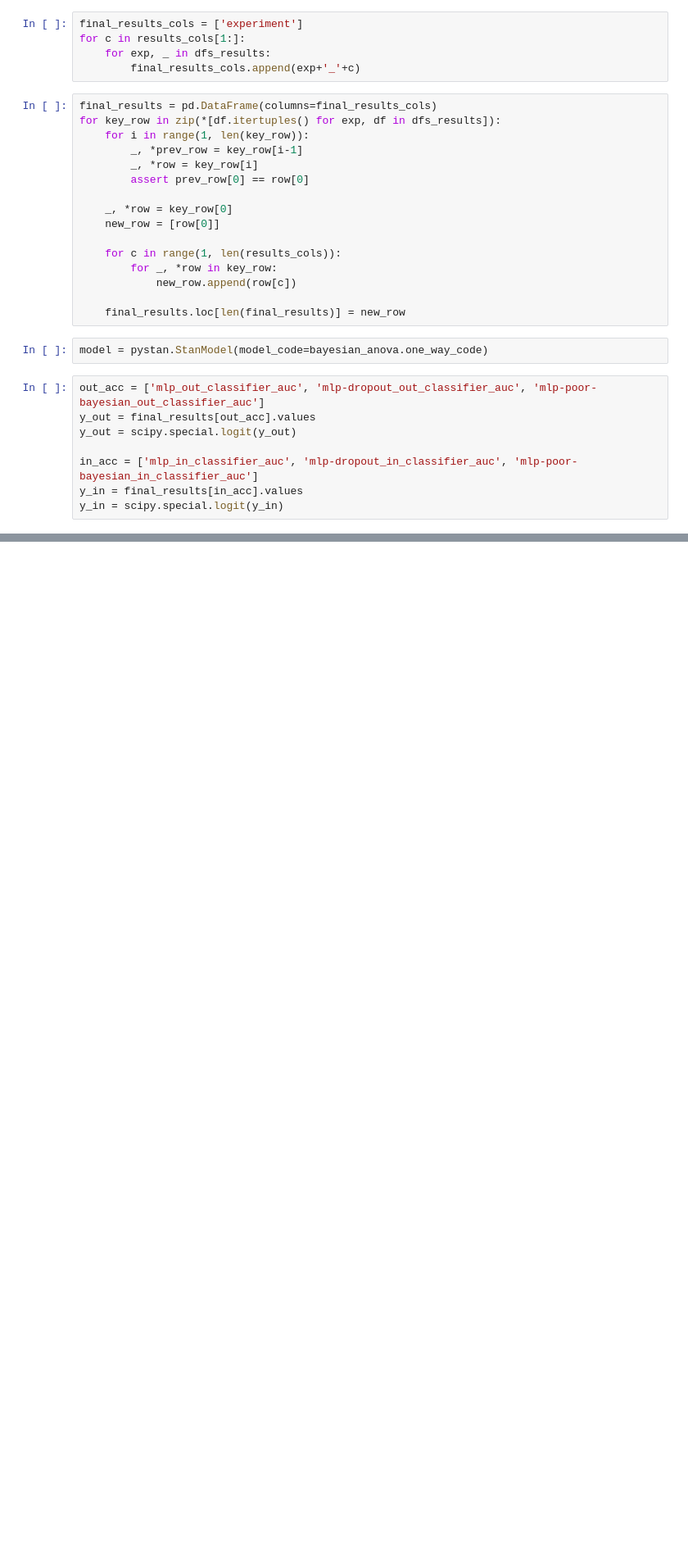
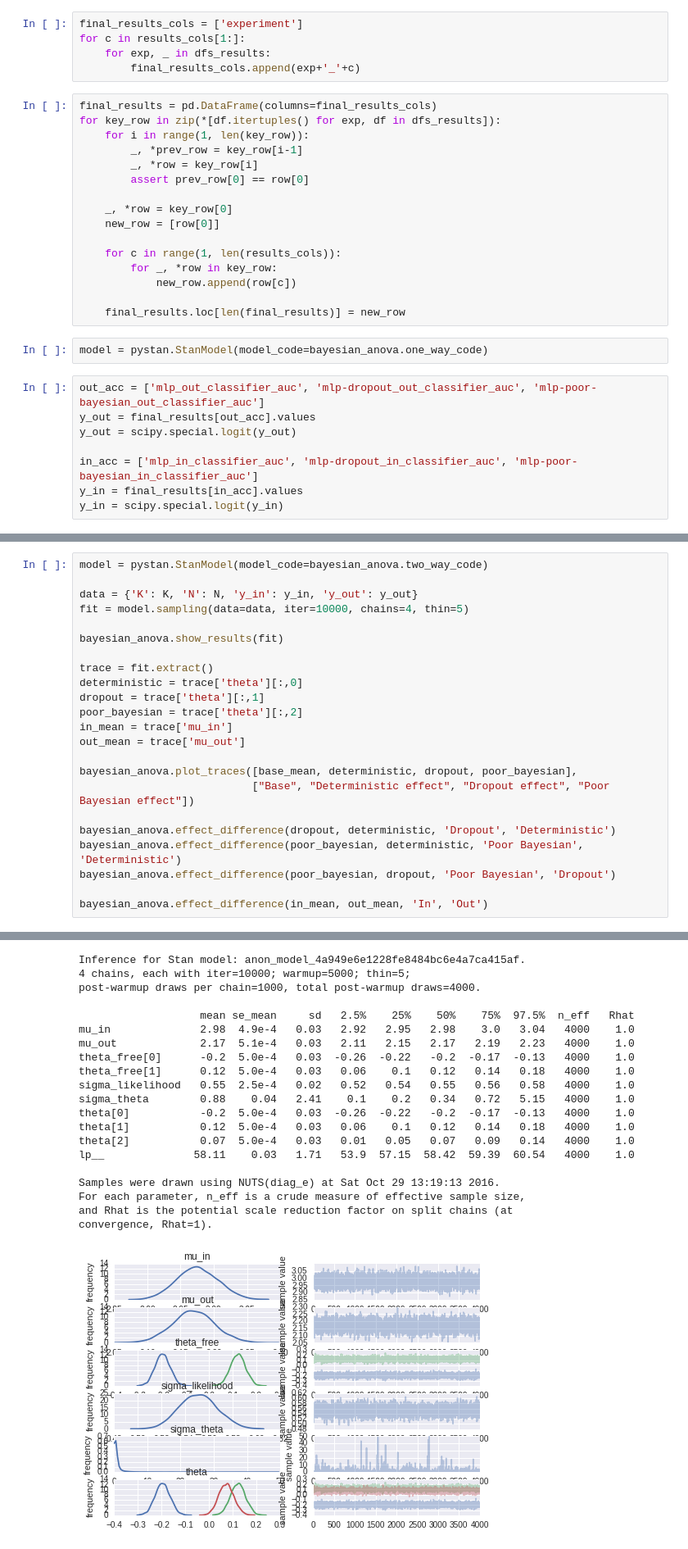
Before and after one commit to ramon-oliveira/deepstats, a Jupyter notebook: mnist_results/join_results_anova.ipynb, the cells around one changed output, grey strips where cells are left out. Shown at 82% size. Cells and saved outputs as stored; diff of their text form; blank space fills up the shorter version.

Commit message:
Adding two-way ANOVA analysis for MNIST, adding CIFAR10 conv poor bayesian experiments results

```diff
--- a/mnist_results/join_results_anova.ipynb
+++ b/mnist_results/join_results_anova.ipynb
@@ -152,0 +155,24 @@ Poor Bayesian - Deterministic 95.0 CI: 0.00739611509512 0.340837054564 Pr > 0: 0
+# %%
+model = pystan.StanModel(model_code=bayesian_anova.two_way_code)
+
+data = {'K': K, 'N': N, 'y_in': y_in, 'y_out': y_out}
+fit = model.sampling(data=data, iter=10000, chains=4, thin=5)
+
+bayesian_anova.show_results(fit)
+
+trace = fit.extract()
+deterministic = trace['theta'][:,0]
+dropout = trace['theta'][:,1]
+poor_bayesian = trace['theta'][:,2]
+in_mean = trace['mu_in']
+out_mean = trace['mu_out']
+
+bayesian_anova.plot_traces([base_mean, deterministic, dropout, poor_bayesian],
+                           ["Base", "Deterministic effect", "Dropout effect", "Poor Bayesian effect"])
+
+bayesian_anova.effect_difference(dropout, deterministic, 'Dropout', 'Deterministic')
+bayesian_anova.effect_difference(poor_bayesian, deterministic, 'Poor Bayesian', 'Deterministic')
+bayesian_anova.effect_difference(poor_bayesian, dropout, 'Poor Bayesian', 'Dropout')
+
+bayesian_anova.effect_difference(in_mean, out_mean, 'In', 'Out')
+# %% [output]
@@ -152,0 +191,21 @@ Poor Bayesian - Deterministic 95.0 CI: 0.00739611509512 0.340837054564 Pr > 0: 0
+Inference for Stan model: anon_model_4a949e6e1228fe8484bc6e4a7ca415af.
+4 chains, each with iter=10000; warmup=5000; thin=5;
+post-warmup draws per chain=1000, total post-warmup draws=4000.
+
+                   mean se_mean     sd   2.5%    25%    50%    75%  97.5%  n_eff   Rhat
+mu_in              2.98  4.9e-4   0.03   2.92   2.95   2.98    3.0   3.04   4000    1.0
+mu_out             2.17  5.1e-4   0.03   2.11   2.15   2.17   2.19   2.23   4000    1.0
+theta_free[0]      -0.2  5.0e-4   0.03  -0.26  -0.22   -0.2  -0.17  -0.13   4000    1.0
+theta_free[1]      0.12  5.0e-4   0.03   0.06    0.1   0.12   0.14   0.18   4000    1.0
+sigma_likelihood   0.55  2.5e-4   0.02   0.52   0.54   0.55   0.56   0.58   4000    1.0
+sigma_theta        0.88    0.04   2.41    0.1    0.2   0.34   0.72   5.15   4000    1.0
+theta[0]           -0.2  5.0e-4   0.03  -0.26  -0.22   -0.2  -0.17  -0.13   4000    1.0
+theta[1]           0.12  5.0e-4   0.03   0.06    0.1   0.12   0.14   0.18   4000    1.0
+theta[2]           0.07  5.0e-4   0.03   0.01   0.05   0.07   0.09   0.14   4000    1.0
+lp__              58.11    0.03   1.71   53.9  57.15  58.42  59.39  60.54   4000    1.0
+
+Samples were drawn using NUTS(diag_e) at Sat Oct 29 13:19:13 2016.
+For each parameter, n_eff is a crude measure of effective sample size,
+and Rhat is the potential scale reduction factor on split chains (at
+convergence, Rhat=1).
+[figure, added]
```
Also changed, not shown: parts of 3 cells of this notebook, 3 other files.
